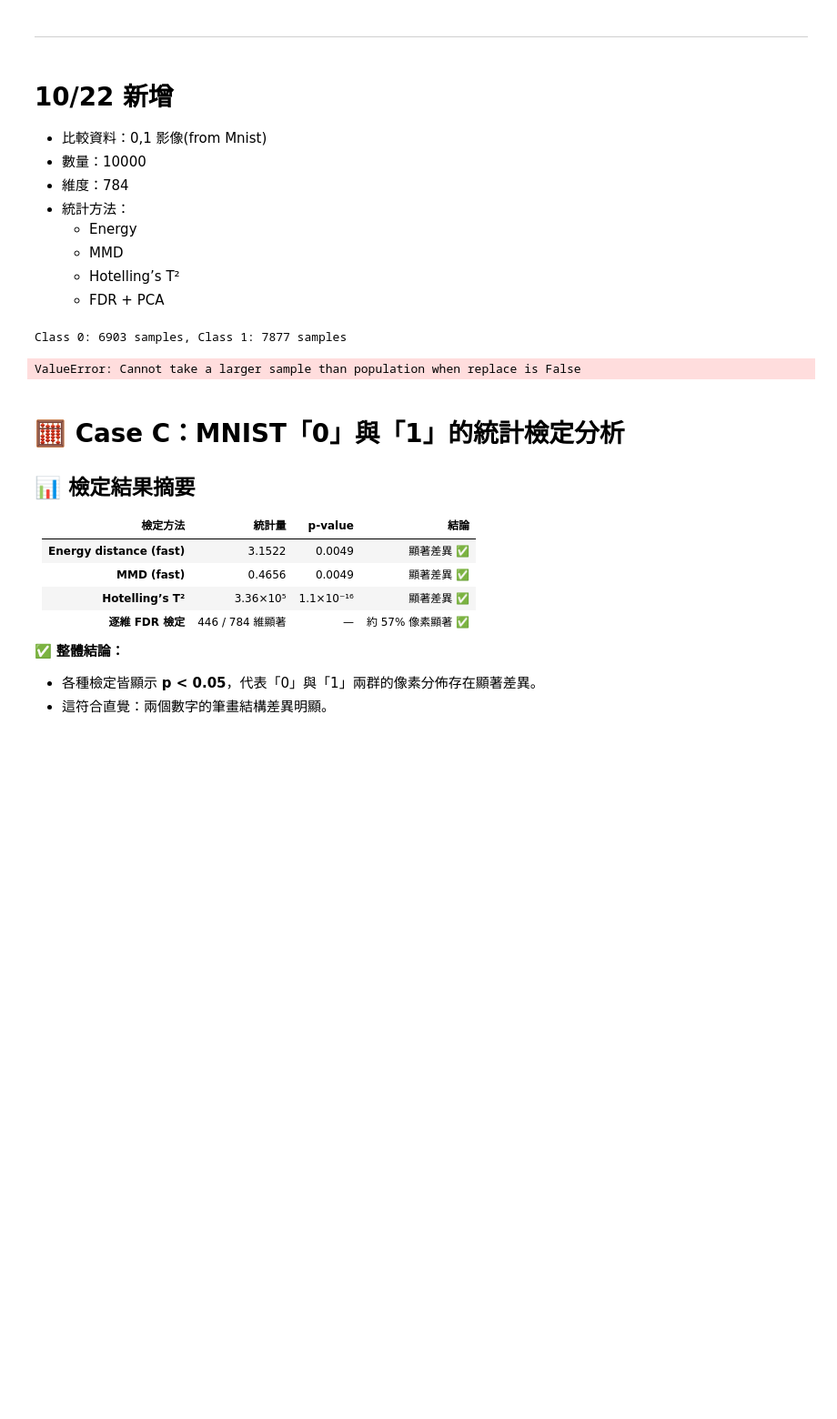
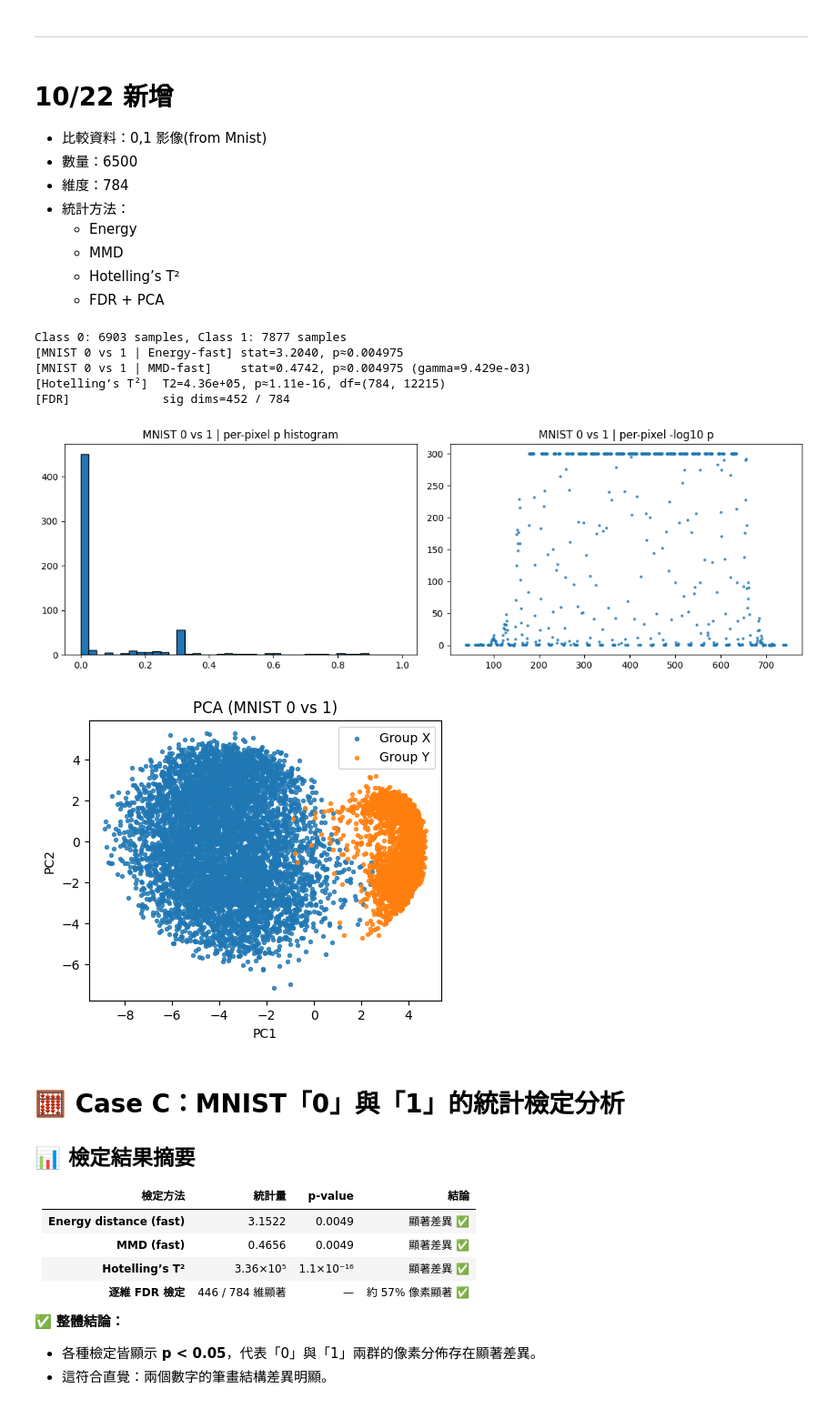
Before and after one commit to XuanWeiWang-999/2025Autumn_ML-project-DiffusionModel_02, a Jupyter notebook: 20251022_code/20251022_1000-D normal dist stat test.ipynb, the cells around one changed output. Shown: that part at 91% size. Cells and saved outputs as stored; diff of their text form; code cells hidden in the pictures; blank space fills up the shorter version.

```diff
--- a/20251022_code/20251022_1000-D normal dist stat test.ipynb
+++ b/20251022_code/20251022_1000-D normal dist stat test.ipynb
@@ -386,7 +386,7 @@ quick_pca_plot(A, B, title='PCA (MNIST halves)')
 # %% [markdown]
 # 10/22 新增
 * 比較資料：0,1 影像(from Mnist)
-* 數量：10000
+* 數量：6500
 * 維度：784
 * 統計方法：
   * Energy
@@ -409,9 +409,9 @@ X0 = Xall[yall == 0]
 X1 = Xall[yall == 1]
 print(f"Class 0: {len(X0)} samples, Class 1: {len(X1)} samples")
 
-# 為了與 case B 尺度相似，隨機取樣各 5000 筆
+# 為了與 case B 尺度相似，隨機取樣各 6500 筆
 rng = np.random.default_rng(0)
-nA = nB = 10000
+nA = nB = 6500
 A = X0[rng.choice(len(X0), nA, replace=False)]
 B = X1[rng.choice(len(X1), nB, replace=False)]
 
@@ -428,34 +428,39 @@ D = pairwise_l2_dist(Z, dtype=np.float32)
 estat, ep = permutation_energy_precomputed(D, nA=na, n_perm=200, tail='right', rng=rng)
 
 # MMD
 K, gamma = rbf_gram_precomputed(Z, gamma='median', dtype=np.float32, rng=rng)
 mmd, mmd_p = permutation_mmd_precomputed(K, nA=na, n_perm=200, tail='right', rng=rng)
 print(f"[MNIST 0 vs 1 | Energy-fast] stat={estat:.4f}, p≈{ep:.4g}")
 print(f"[MNIST 0 vs 1 | MMD-fast]    stat={mmd:.4f}, p≈{mmd_p:.4g} (gamma={gamma:.3e})")
 
 # ---- Hotelling’s T² + FDR ----
 T2, T2_p, dfs = hotellings_T2_two_sample(A, B)
 pvals, pvals_fdr, rej = per_dim_tests_with_fdr(A, B)
 
 print(f"[Hotelling’s T²]  T2={T2:.2e}, p≈{T2_p:.4g}, df={dfs}")
 print(f"[FDR]             sig dims={rej.sum()} / {A.shape[1]}")
 
 # ---- 視覺化 ----
 neglogp = -np.log10(pvals + 1e-300)
 plt.figure(figsize=(12,4))
 plt.subplot(1,2,1)
 plt.hist(pvals, bins=40, edgecolor='black')
 plt.title('MNIST 0 vs 1 | per-pixel p histogram')
 plt.subplot(1,2,2)
 plt.scatter(range(A.shape[1]), neglogp, s=5, alpha=0.7)
 plt.title('MNIST 0 vs 1 | per-pixel -log10 p')
 plt.tight_layout()
 plt.show()
 
 quick_pca_plot(A, B, title='PCA (MNIST 0 vs 1)')
 # %% [output]
 Class 0: 6903 samples, Class 1: 7877 samples
+[MNIST 0 vs 1 | Energy-fast] stat=3.2040, p≈0.004975
+[MNIST 0 vs 1 | MMD-fast]    stat=0.4742, p≈0.004975 (gamma=9.429e-03)
+[Hotelling’s T²]  T2=4.36e+05, p≈1.11e-16, df=(784, 12215)
+[FDR]             sig dims=452 / 784
-ValueError: Cannot take a larger sample than population when replace is False
+[figure, added]
+[figure, added]
 # %% [markdown]
 # 🧮 Case C：MNIST「0」與「1」的統計檢定分析
 
```
